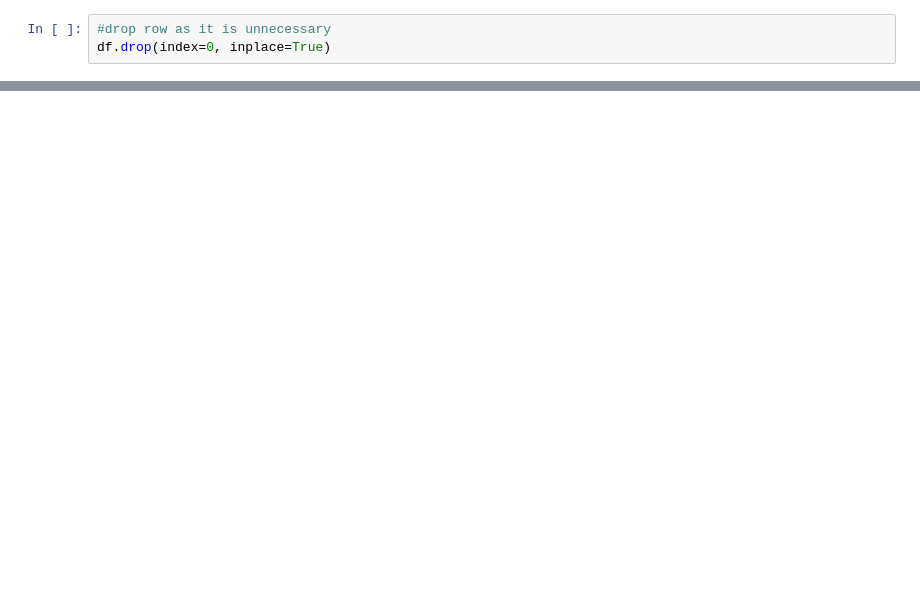
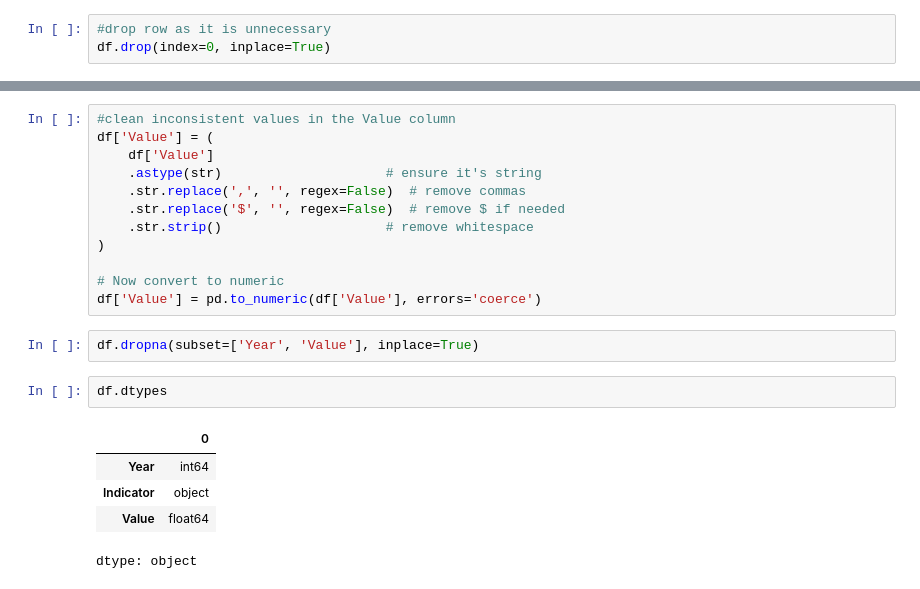
Before and after one commit to imarariyal/DSPL-ICW, a Jupyter notebook: DSPL_ICW_DataPreprocessing.ipynb, the cells around one changed output, grey strips where cells are left out. Cells and saved outputs as stored; diff of their text form; blank space fills up the shorter version.

```diff
--- a/DSPL_ICW_DataPreprocessing.ipynb
+++ b/DSPL_ICW_DataPreprocessing.ipynb
@@ -34,0 +94,22 @@ df.isnull().sum()
+# %%
+#clean inconsistent values in the Value column
+df['Value'] = (
+    df['Value']
+    .astype(str)                     # ensure it's string
+    .str.replace(',', '', regex=False)  # remove commas
+    .str.replace('$', '', regex=False)  # remove $ if needed
+    .str.strip()                     # remove whitespace
+)
+
+# Now convert to numeric
+df['Value'] = pd.to_numeric(df['Value'], errors='coerce')
+# %%
+df.dropna(subset=['Year', 'Value'], inplace=True)
+# %%
+df.dtypes
+# %% [output]
+|  | 0 |
+| Year | int64 |
+| Indicator | object |
+| Value | float64 |
+dtype: object
```
Also changed, not shown: parts of 13 cells of this notebook.
